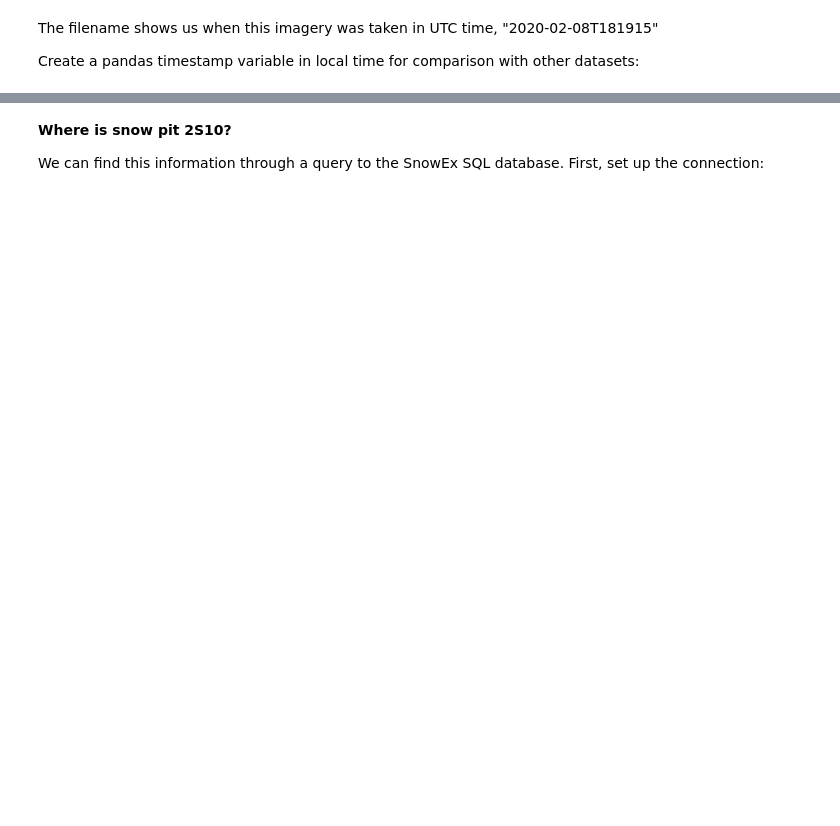
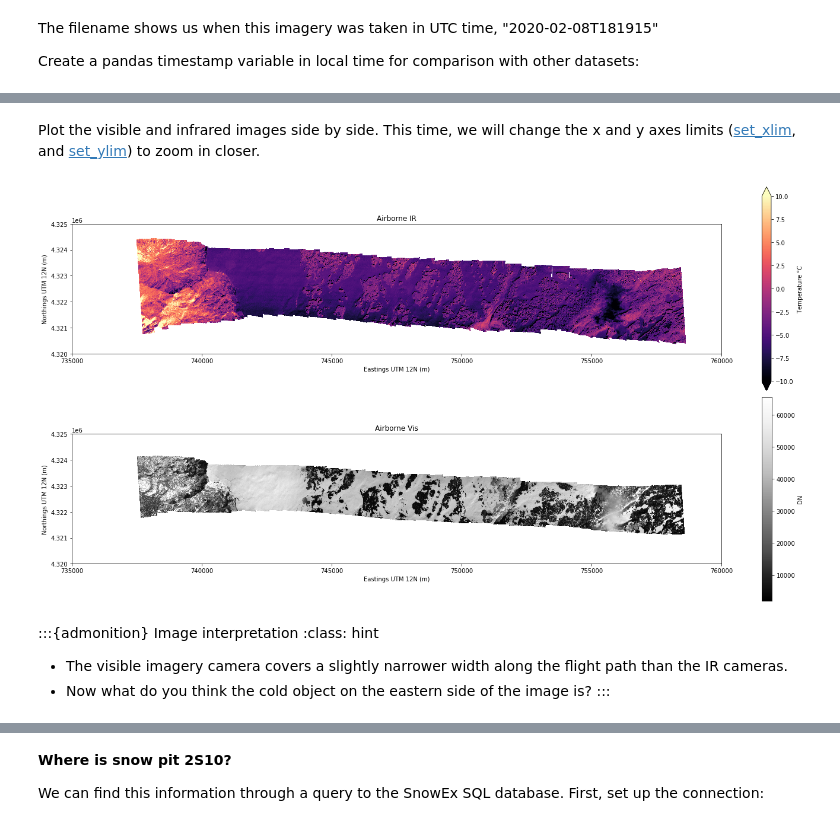
Before and after one commit to snowex-hackweek/website-2021, a Jupyter notebook: book/tutorials/thermal-ir/thermal-ir-tutorial.ipynb, the cells around one changed output, grey strips where cells are left out. Saved outputs shown, nothing was run; the diff lists cells and outputs as text; code cells hidden in the pictures; blank space fills up the shorter version.

```diff
--- a/book/tutorials/thermal-ir/thermal-ir-tutorial.ipynb
+++ b/book/tutorials/thermal-ir/thermal-ir-tutorial.ipynb
@@ -150,0 +182,4 @@ ax.set_title('Airborne TIR imagery of Grand Mesa, CO (Feb. 8, 2020)');
+# %%
+airborne_vis = xr.open_rasterio('/tmp/thermal-ir/SNOWEX2020_EO_PLANE_2020Feb08_mosaicked_2020-02-08T181915.tif')
+
+# note that the filename is identical with the same timestamp, but is labeled "EO" (electro-optical) rather than "IR" (infrared)
@@ -151,3 +209,40 @@ ax.set_title('Airborne TIR imagery of Grand Mesa, CO (Feb. 8, 2020)');
+# %% [markdown]
+Plot the visible and infrared images side by side. This time, we will change the x and y axes limits ([set_xlim](https://matplotlib.org/stable/api/_as_gen/matplotlib.axes.Axes.set_xlim.html), and [set_ylim](https://matplotlib.org/stable/api/_as_gen/matplotlib.axes.Axes.set_ylim.html)) to zoom in closer.
+# %%
+fig, axs = plt.subplots(nrows=2, ncols=1, figsize=(20,10), tight_layout=True)
+
+# Plot the IR imagery
+airborne_ir.plot(ax=axs[0],
+                 cmap='magma',
+                 vmin=-10, vmax=10,
+                 cbar_kwargs={'label': 'Temperature $\degree C$'})
+axs[0].set_title('Airborne IR')
+
+# Plot the visible imagery
+airborne_vis.plot(ax=axs[1],
+                  cmap='Greys_r',
+                  cbar_kwargs={'label': 'DN'})
+axs[1].set_title('Airborne Vis')
+
+# for each subplot, do the following:
+for ax in axs:
+    ax.set_aspect('equal') # set the aspect ratio to "equal"
+
+    # give each axis a label
+    ax.set_xlabel('Eastings UTM 12N (m)')
+    ax.set_ylabel('Northings UTM 12N (m)')
+
+    # set the axes limits, units in meters UTM Zone 12N (I chose these values by just looking at the plot above)
+    ax.set_xlim((735000, 760000)) # x axis limits
+    ax.set_ylim((4320000, 4325000)) # y axis limits
+# %% [output]
+[figure, added]
+# %% [markdown]
+:::{admonition} Image interpretation
+:class: hint
+* The visible imagery camera covers a slightly narrower width along the flight path than the IR cameras.
+* Now what do you think the cold object on the eastern side of the image is?
+:::
 # %% [markdown]
 ---
 
```
Also changed, not shown: parts of 99 cells of this notebook.
